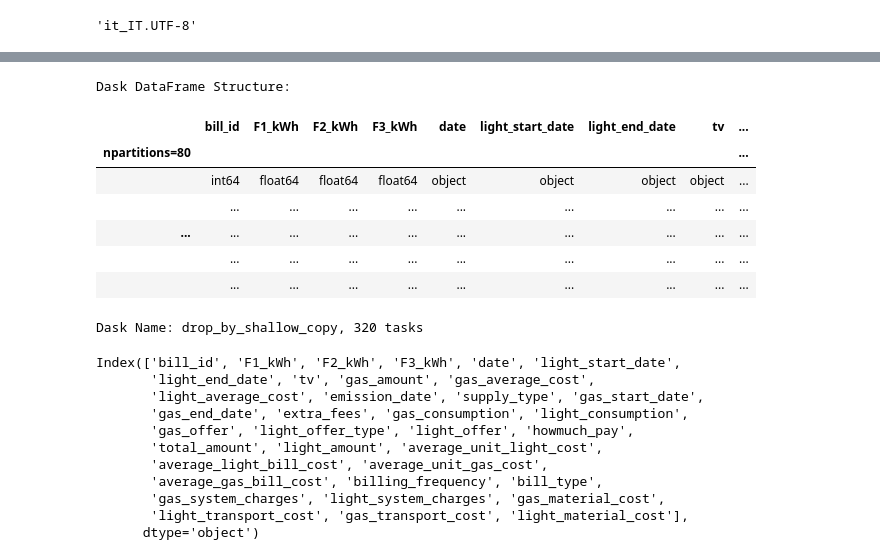
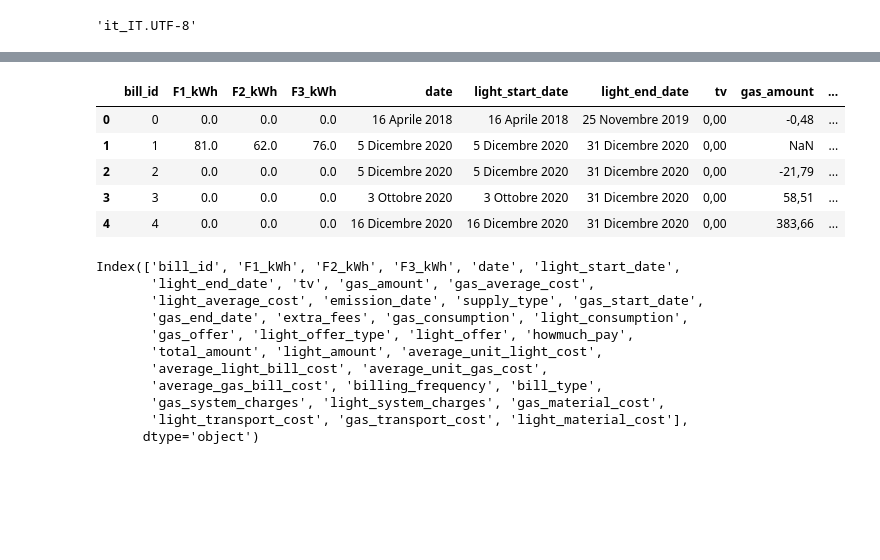
Before and after one commit to DSolerte/DataAnalysis_DaskProject, a Jupyter notebook: BigDataProject_SolerteTrigiante.ipynb, the cells around one changed output, grey strips where cells are left out. Cells and saved outputs as stored; diff of their text form; code cells hidden in the pictures; blank space fills up the shorter version.

```diff
--- a/BigDataProject_SolerteTrigiante.ipynb
+++ b/BigDataProject_SolerteTrigiante.ipynb
@@ -203,8 +203,6 @@ class BaseDfBench(object):
         columnsDate = []
         for item in converterList:
             if(item['correct_dtype'] == float):
-              #self.df[item['col']] =
-              #self.df[item['col']].str.replace('.', '').str.replace(',', '.').str.replace('\U00002013', '-').str.strip('€/smc').astype(float)
               self.df[item['col']] = self.df[item['col']].str.replace('.', '').str.replace(',', '.').str.extract('([+-]?[0-9]+\.[0-9]+)', expand=False).astype(float)
             elif(item['correct_dtype'] == 'datetime'):
               columnsDate.append(item['col'])
@@ -526,6 +524,8 @@ class BaseDfBench(object):
         :return: subset of the dataframe that correspond to the selection conditions
         """
         return self.df.query(query)
+    def missing_values_percent(self):
+      return self.df
 # %%
 from pathlib import Path
 import pandas as pd
@@ -593,24 +593,22 @@ correctTypes= {
 # %%
 #Decomentare la prima o la seconda riga in base al tipo di enviroment
 
-invoices = dd.read_csv('/content/invoices.csv', dtype={'billing_frequency': 'string', 'gas_offer': 'float64', 'city':'string'}, low_memory=False) #online
+general = dd.read_csv('/content/invoices.csv', dtype={'billing_frequency': 'string', 'gas_offer': 'string', 'city':'string'}, low_memory=False) #online
 #invoices = dd.read_csv('invoices.csv', dtype={'billing_frequency': 'string', 'gas_offer': 'float64', 'city':'string'}, low_memory=False) #locale
-utilities = invoices[['user_code', 'customer_code', 'city', 'address']]
-customers = invoices[['user_code', 'nominative', 'sex', 'age']]
-invoices = invoices.drop(labels=['user_code', 'customer_code', 'city', 'address', 'nominative', 'sex', 'age'], axis=1)
+utilities = general[['user_code', 'customer_code', 'city', 'address']]
+customers = general[['user_code', 'nominative', 'sex', 'age']]
+invoices = general.drop(labels=['user_code', 'customer_code', 'city', 'address', 'nominative', 'sex', 'age'], axis=1)
+#invoicesNotDerived = invoices.drop(labels=['total_amount', 'howmuch_pay', 'light'], axis=1)
 myBase = BaseDfBench(invoices)
-myBase.df
+myBase.df.head()
 #(14,15,29,30,31,32,33,36) mixed type
 # %% [output]
-Dask DataFrame Structure:
-|  | bill_id | F1_kWh | F2_kWh | F3_kWh | date | light_start_date | light_end_date | tv | ... |
-| npartitions=80 |  |  |  |  |  |  |  |  | ... |
-|  | int64 | float64 | float64 | float64 | object | object | object | object | ... |
-|  | ... | ... | ... | ... | ... | ... | ... | ... | ... |
-| ... | ... | ... | ... | ... | ... | ... | ... | ... | ... |
-|  | ... | ... | ... | ... | ... | ... | ... | ... | ... |
-|  | ... | ... | ... | ... | ... | ... | ... | ... | ... |
+|  | bill_id | F1_kWh | F2_kWh | F3_kWh | date | light_start_date | light_end_date | tv | gas_amount | ... |
+| 0 | 0 | 0.0 | 0.0 | 0.0 | 16 Aprile 2018 | 16 Aprile 2018 | 25 Novembre 2019 | 0,00 | -0,48 | ... |
+| 1 | 1 | 81.0 | 62.0 | 76.0 | 5 Dicembre 2020 | 5 Dicembre 2020 | 31 Dicembre 2020 | 0,00 | NaN | ... |
+| 2 | 2 | 0.0 | 0.0 | 0.0 | 5 Dicembre 2020 | 5 Dicembre 2020 | 31 Dicembre 2020 | 0,00 | -21,79 | ... |
+| 3 | 3 | 0.0 | 0.0 | 0.0 | 3 Ottobre 2020 | 3 Ottobre 2020 | 31 Dicembre 2020 | 0,00 | 58,51 | ... |
+| 4 | 4 | 0.0 | 0.0 | 0.0 | 16 Dicembre 2020 | 16 Dicembre 2020 | 31 Dicembre 2020 | 0,00 | 383,66 | ... |
-Dask Name: drop_by_shallow_copy, 320 tasks
 # %%
 invoices.columns
 # %% [output]
```
Also changed, not shown: parts of 23 cells of this notebook.
